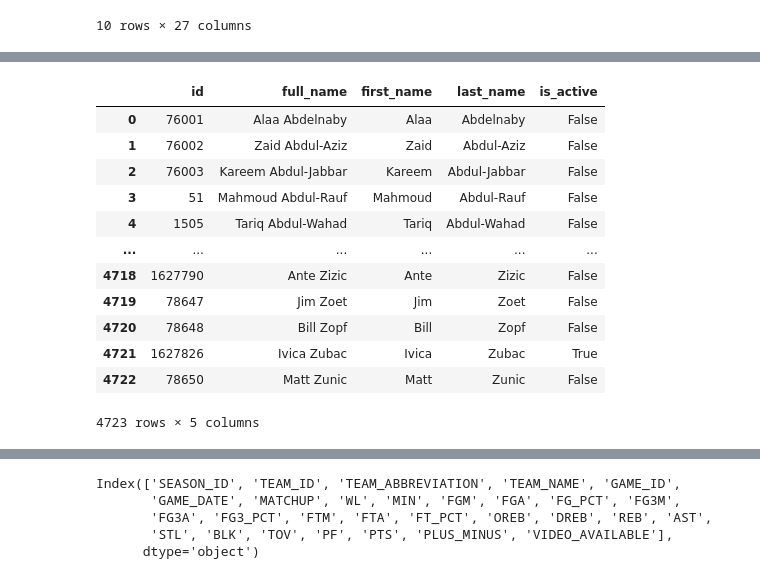
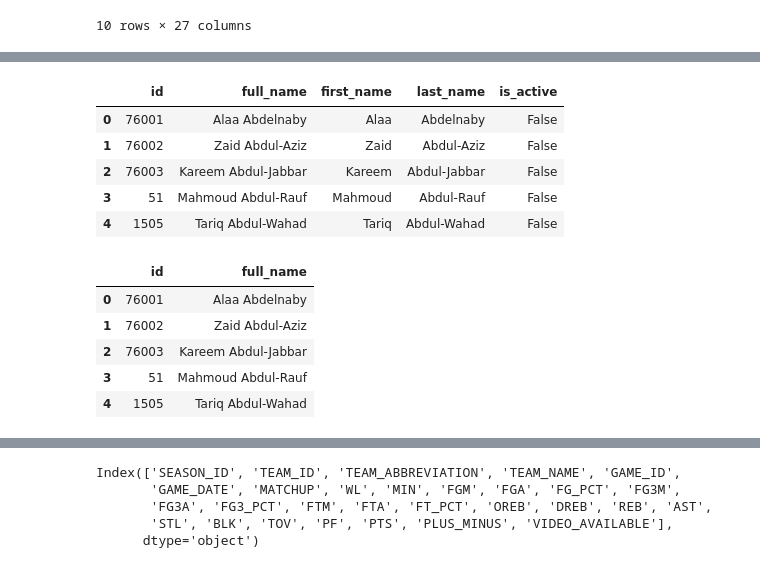
Before and after one commit to QQrex/Predicting_NBA_MVP_by_the_Stats, a Jupyter notebook: Data_Extract_to_DB/Test nba api.ipynb, the cells around one changed output, grey strips where cells are left out. Cells and saved outputs as stored; diff of their text form; code cells hidden in the pictures.

```diff
--- a/Data_Extract_to_DB/Test nba api.ipynb
+++ b/Data_Extract_to_DB/Test nba api.ipynb
@@ -100,19 +182,26 @@ team_df
 # %%
 # json_normalize palyers to df
 nba_players_df = pd.json_normalize(nba_players)
 
-nba_players_df
+nba_players_df.head()
 # %% [output]
 |  | id | full_name | first_name | last_name | is_active |
 | 0 | 76001 | Alaa Abdelnaby | Alaa | Abdelnaby | False |
 | 1 | 76002 | Zaid Abdul-Aziz | Zaid | Abdul-Aziz | False |
 | 2 | 76003 | Kareem Abdul-Jabbar | Kareem | Abdul-Jabbar | False |
 | 3 | 51 | Mahmoud Abdul-Rauf | Mahmoud | Abdul-Rauf | False |
 | 4 | 1505 | Tariq Abdul-Wahad | Tariq | Abdul-Wahad | False |
-| ... | ... | ... | ... | ... | ... |
-| 4718 | 1627790 | Ante Zizic | Ante | Zizic | False |
-| 4719 | 78647 | Jim Zoet | Jim | Zoet | False |
-| 4720 | 78648 | Bill Zopf | Bill | Zopf | False |
-| 4721 | 1627826 | Ivica Zubac | Ivica | Zubac | True |
-| 4722 | 78650 | Matt Zunic | Matt | Zunic | False |
-4723 rows × 5 columns
+# %%
+# keep columns
+player_columns = ['id', 'full_name']
+
+nba_players_df = nba_players_df[player_columns]
+
+nba_players_df.head()
+# %% [output]
+|  | id | full_name |
+| 0 | 76001 | Alaa Abdelnaby |
+| 1 | 76002 | Zaid Abdul-Aziz |
+| 2 | 76003 | Kareem Abdul-Jabbar |
+| 3 | 51 | Mahmoud Abdul-Rauf |
+| 4 | 1505 | Tariq Abdul-Wahad |
```
Also changed, not shown: parts of 36 cells of this notebook, 4 other files.
